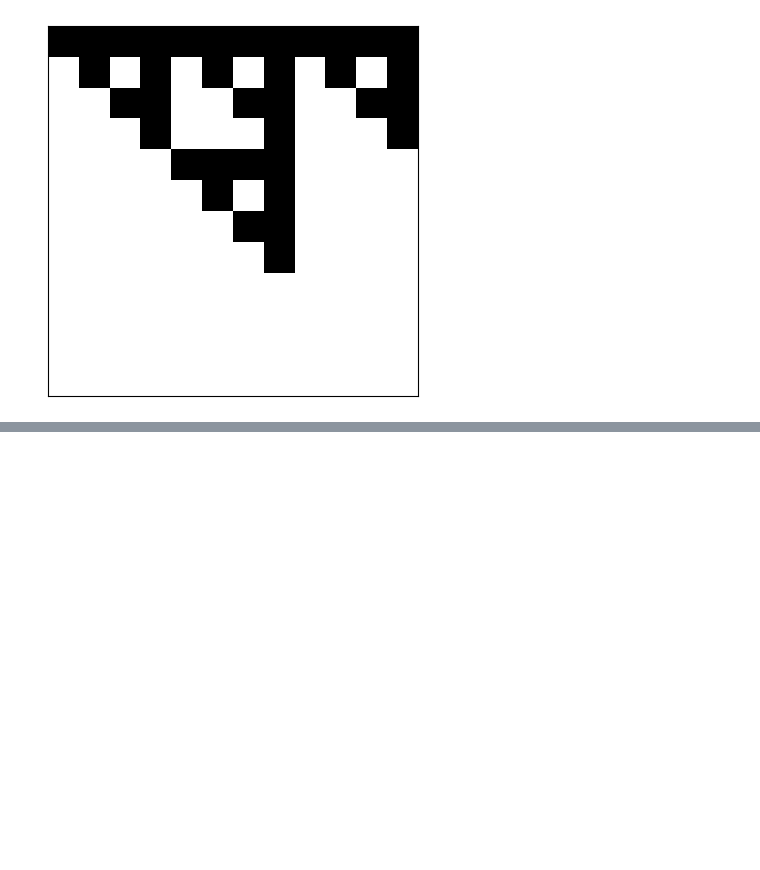
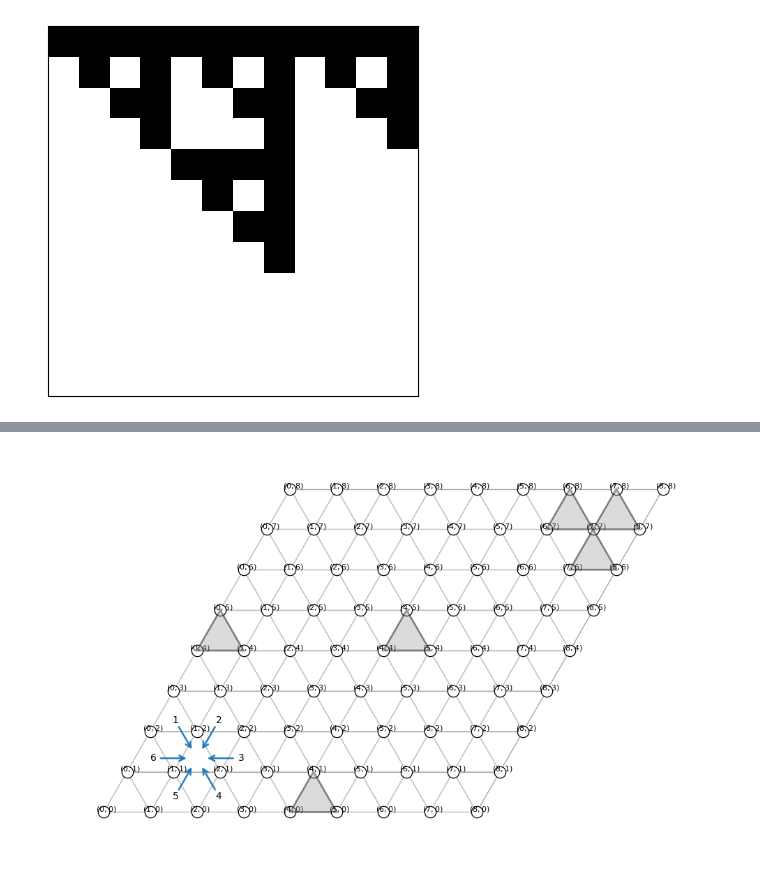
Before and after one commit to toM0dots/XYZ-color-code, a Jupyter notebook: XYZ_color_code/nm_plotting.ipynb, the cells around one changed output, grey strips where cells are left out. Drawn from its saved outputs; the diff is of its cells as text; code cells hidden in the pictures; blank space fills up the shorter version.

```diff
--- a/XYZ_color_code/nm_plotting.ipynb
+++ b/XYZ_color_code/nm_plotting.ipynb
@@ -627,0 +906,50 @@ plt.show()
+# %%
+# ------------------------------------------------------------
+# Example
+# ------------------------------------------------------------
+Lx, Ly = 9, 9
+
+triangle_vals_dict = {
+    # (2, 2): 1,
+    # (3, 3): 1,
+    # (4, 2): 1,
+    # (3, 1): 1,
+    # (2, 3): 1,
+    # (4, 1): 1,
+    # (5, 0): 2,
+    # (3, 0): 2,
+    # (1, 4): 2,
+    # (1, 2): 2,
+    # (5, 2): 2,
+    # (3, 4): 2,
+    # (0, 2): 3,
+    # (6, 2): 3,
+    # (0, 5): 3,
+    # (3, 5): 3
+
+}
+
+
+focus_check = (1, 1)
+
+fig, ax = draw_nm_lattice(
+    Lx=Lx,
+    Ly=Ly,
+    triangle_values=triangle_vals_dict,
+    highlight_checks=violated_checks,
+    shade_all_value_triangles=False,
+    show_all_check_outlines=True,
+    show_spin_labels=error_qubits,
+    value_format=".2f",
+    draw_direction_arrows=True,
+    arrow_checks={focus_check},
+    arrow_dirs=(1, 2, 3, 4, 5, 6),
+    # arrow_dirs=(),
+    arrow_length_scale=0.82,
+    label_arrow_dirs=True,
+    figsize=(10, 7),
+)
+
+plt.show()
+# %% [output]
+[figure, added]
```
Also changed, not shown: parts of 8 cells of this notebook.
